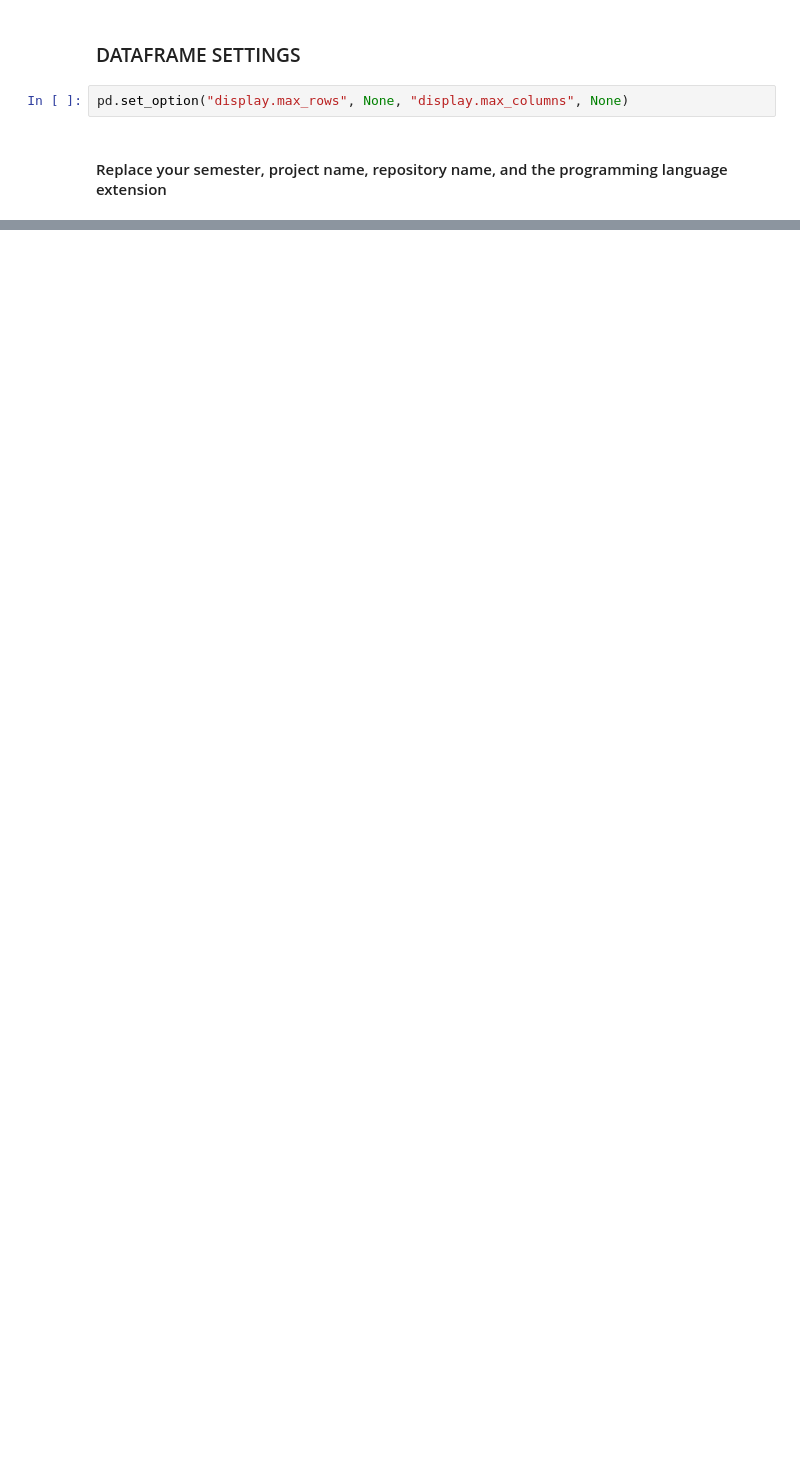
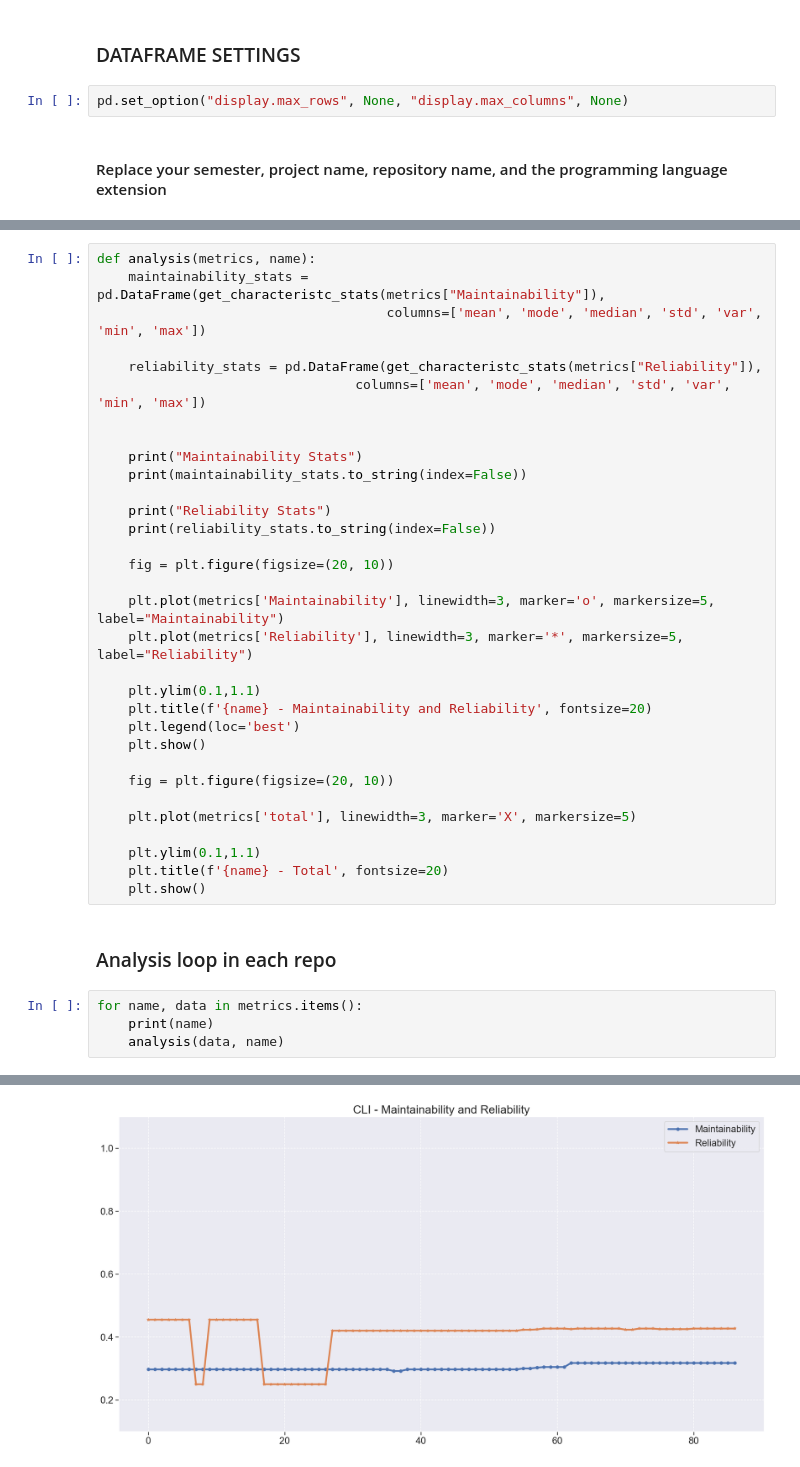
Before and after one commit to fga-eps-mds/Analytics, a Jupyter notebook: analytics.ipynb, the cells around one changed output, grey strips where cells are left out. Drawn from its saved outputs; the diff is of its cells as text; blank space fills up the shorter version.

```diff
--- a/analytics.ipynb
+++ b/analytics.ipynb
@@ -509,0 +491,39 @@ metrics_df.to_csv('data/fga-eps-mds-2021-1-YourProjectName-{}.csv'.format(curren
+# %%
+def analysis(metrics, name):
+    maintainability_stats = pd.DataFrame(get_characteristc_stats(metrics["Maintainability"]),
+                                     columns=['mean', 'mode', 'median', 'std', 'var', 'min', 'max'])
+
+    reliability_stats = pd.DataFrame(get_characteristc_stats(metrics["Reliability"]),
+                                 columns=['mean', 'mode', 'median', 'std', 'var', 'min', 'max'])
+
+
+    print("Maintainability Stats")
+    print(maintainability_stats.to_string(index=False))
+
+    print("Reliability Stats")
+    print(reliability_stats.to_string(index=False))
+
+    fig = plt.figure(figsize=(20, 10))
+
+    plt.plot(metrics['Maintainability'], linewidth=3, marker='o', markersize=5, label="Maintainability")
+    plt.plot(metrics['Reliability'], linewidth=3, marker='*', markersize=5, label="Reliability")
+
+    plt.ylim(0.1,1.1)
+    plt.title(f'{name} - Maintainability and Reliability', fontsize=20)
+    plt.legend(loc='best')
+    plt.show()
+
+    fig = plt.figure(figsize=(20, 10))
+
+    plt.plot(metrics['total'], linewidth=3, marker='X', markersize=5)
+
+    plt.ylim(0.1,1.1)
+    plt.title(f'{name} - Total', fontsize=20)
+    plt.show()
+# %% [markdown]
+### Analysis loop in each repo
+# %%
+for name, data in metrics.items():
+    print(name)
+    analysis(data, name)
+# %% [output]
@@ -509,0 +537 @@ metrics_df.to_csv('data/fga-eps-mds-2021-1-YourProjectName-{}.csv'.format(curren
+[figure, added]
```
Also changed, not shown: parts of 124 cells of this notebook.
